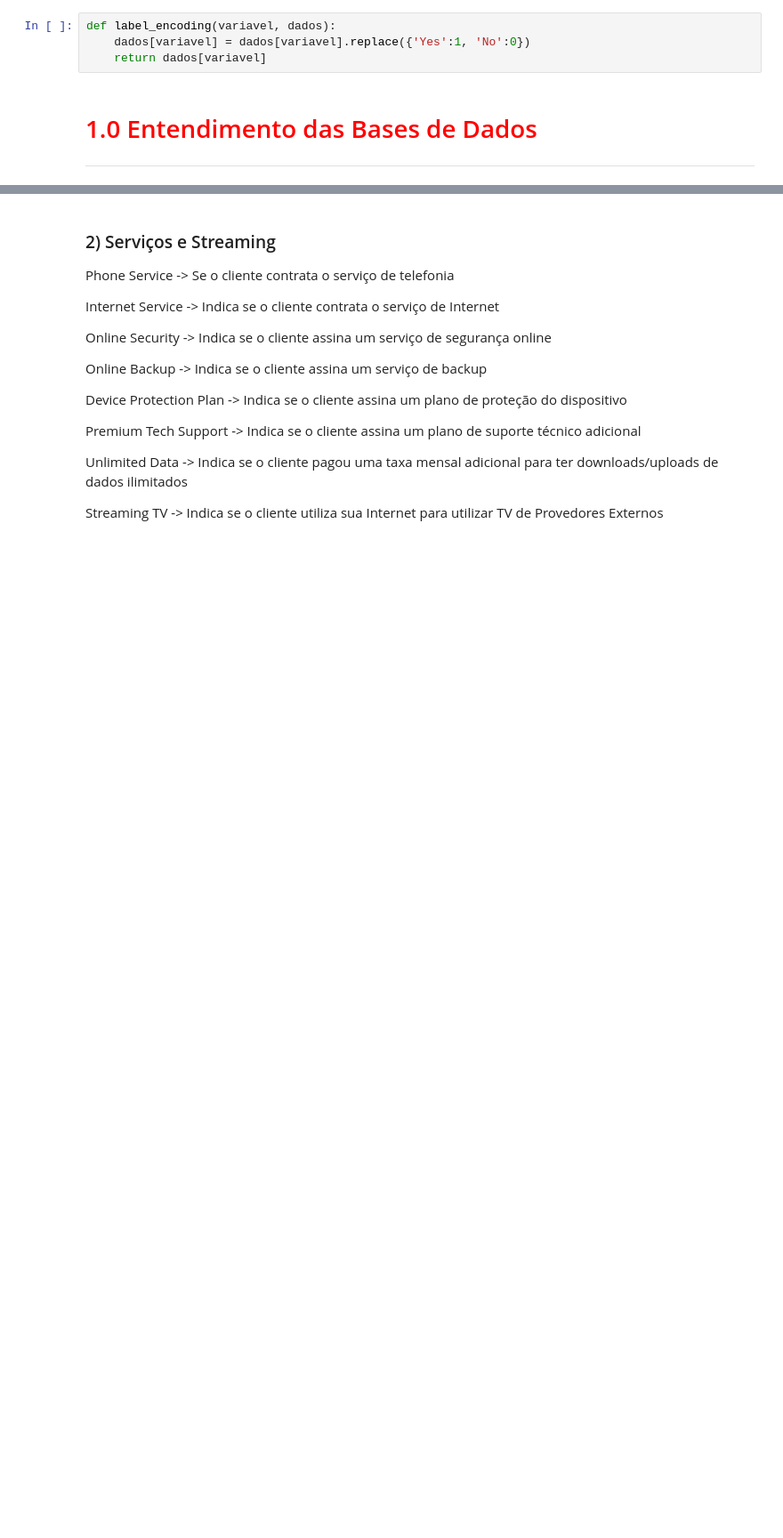
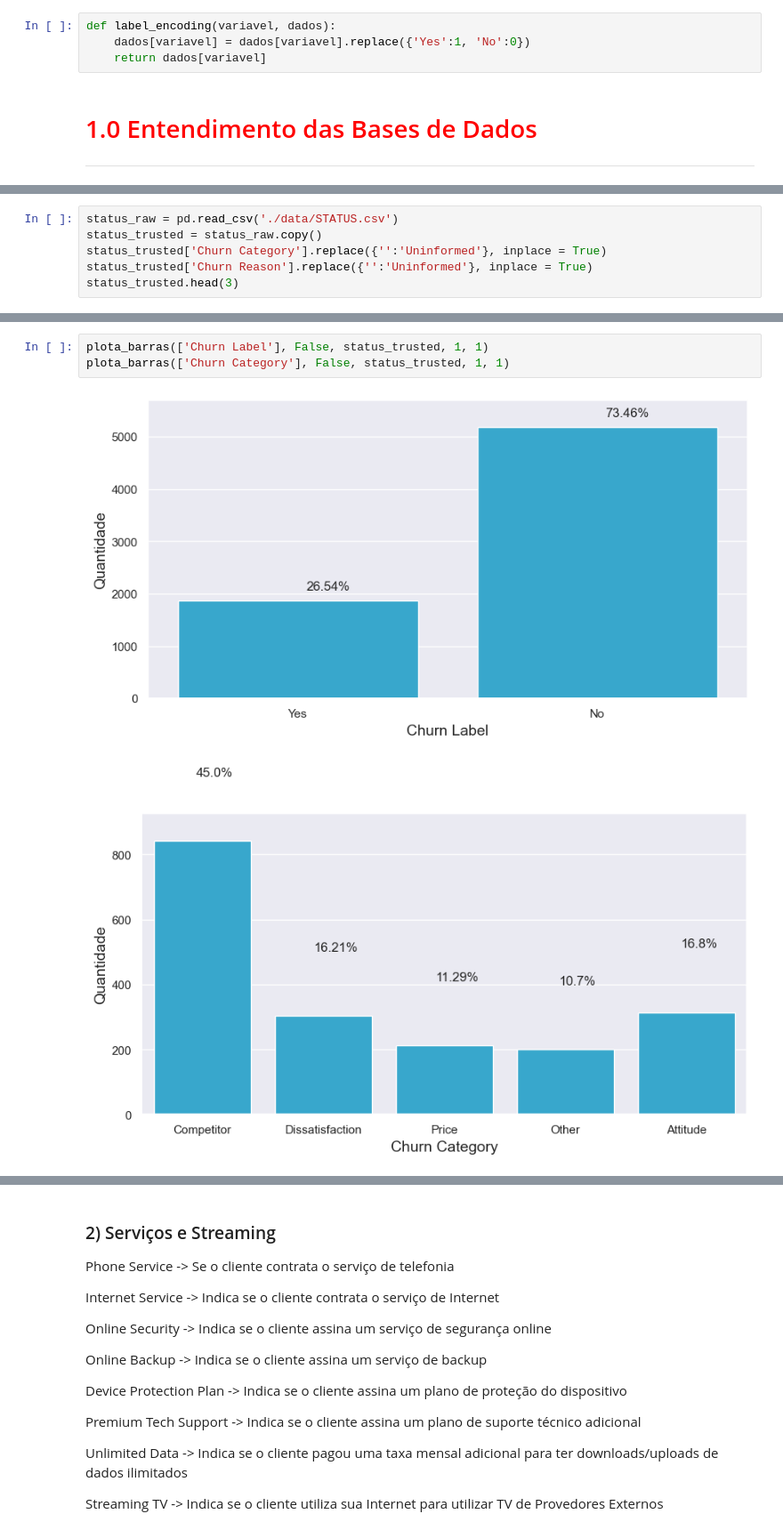
Before and after one commit to leonardovargas10/Modelo_Previsao_Churn, a Jupyter notebook: Modelo_Churn.ipynb, the cells around one changed output, grey strips where cells are left out. Shown at 89% size. Cells and saved outputs as stored; diff of their text form; blank space fills up the shorter version.

```diff
--- a/Modelo_Churn.ipynb
+++ b/Modelo_Churn.ipynb
@@ -524,0 +541,6 @@ plota_boxplot('Tenure in Months', False, services_trusted, 'Tenure in Months')
+# %%
+status_raw = pd.read_csv('./data/STATUS.csv')
+status_trusted = status_raw.copy()
+status_trusted['Churn Category'].replace({'':'Uninformed'}, inplace = True)
+status_trusted['Churn Reason'].replace({'':'Uninformed'}, inplace = True)
+status_trusted.head(3)
@@ -524,0 +562,6 @@ plota_boxplot('Tenure in Months', False, services_trusted, 'Tenure in Months')
+# %%
+plota_barras(['Churn Label'], False, status_trusted, 1, 1)
+plota_barras(['Churn Category'], False, status_trusted, 1, 1)
+# %% [output]
+[figure, added]
+[figure, added]
```
Also changed, not shown: parts of 71 cells of this notebook, 10 other files.
